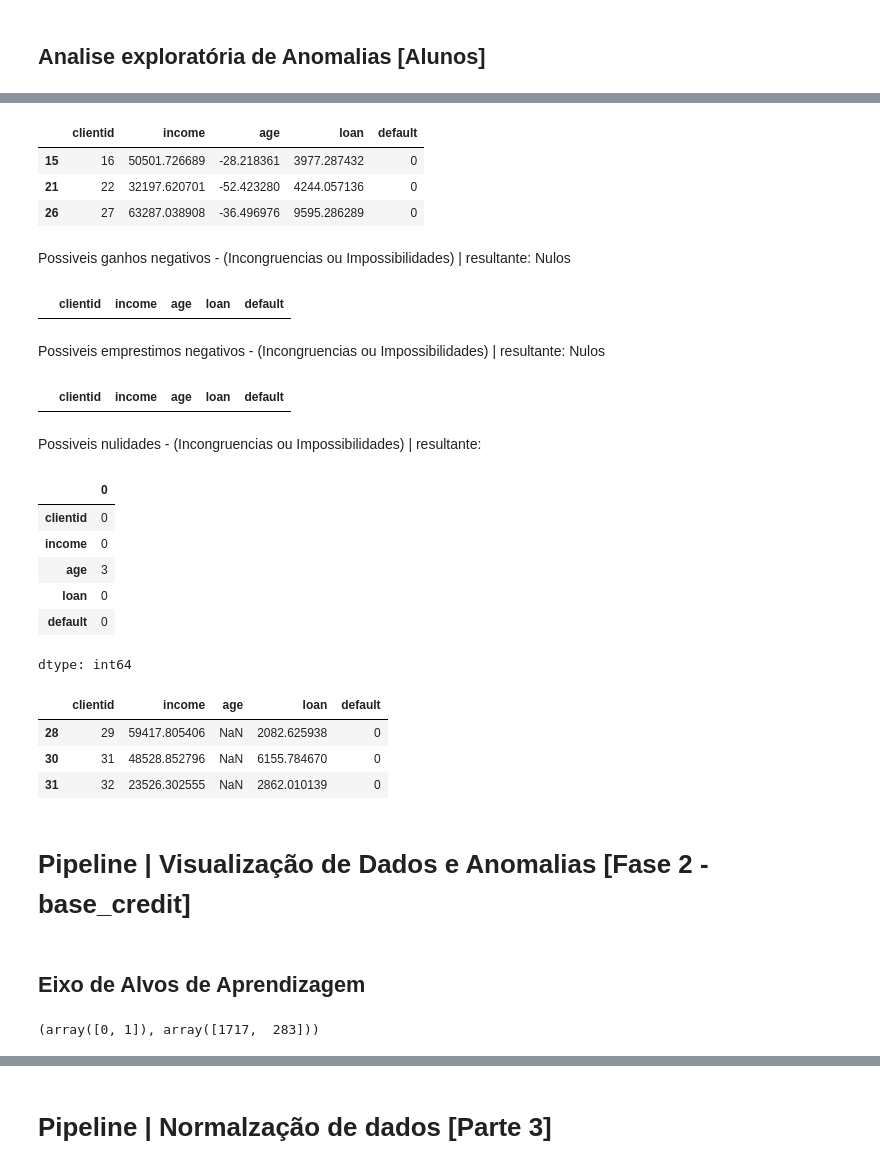
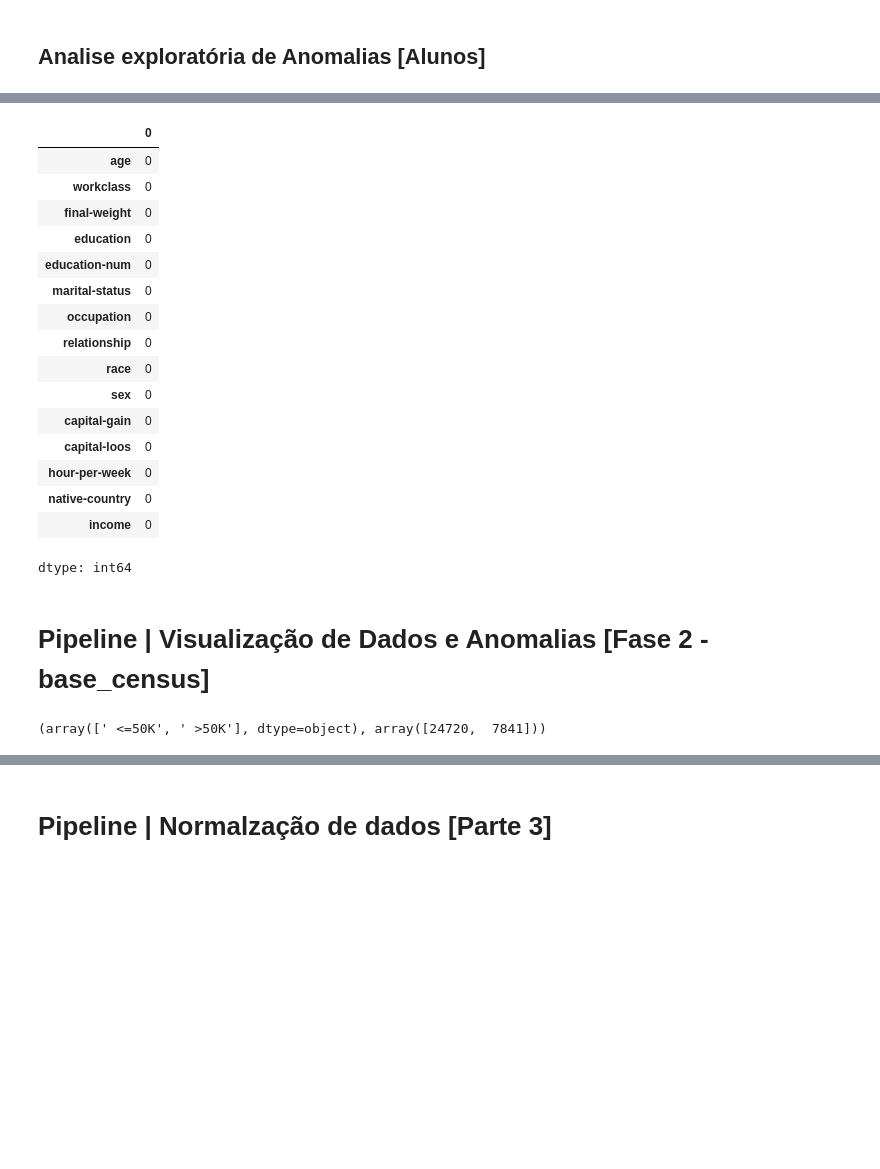
Before and after one commit to PedroHS05/am-t4-s1a2026, a Jupyter notebook: census0416_amt4.ipynb, the cells around one changed output, grey strips where cells are left out. Cells and saved outputs as stored; diff of their text form; code cells hidden in the pictures; blank space fills up the shorter version.

```diff
--- a/census0416_amt4.ipynb
+++ b/census0416_amt4.ipynb
@@ -25,2 +25,2 @@ import plotly.express as px
 # %%
-base_credit = pd.read_csv('/content/drive/MyDrive/am-t4/credit_data.csv')
+base_census = pd.read_csv('/content/drive/MyDrive/am-t4/census.csv')
@@ -59,46 +57,26 @@ Possiveis idades negativas - (Incongruencias ou Impossibilidades) resultante: no
-# %%
-base_credit.loc[base_credit['age'] < 0]
-# %% [output]
-|  | clientid | income | age | loan | default |
-| 15 | 16 | 50501.726689 | -28.218361 | 3977.287432 | 0 |
-| 21 | 22 | 32197.620701 | -52.423280 | 4244.057136 | 0 |
-| 26 | 27 | 63287.038908 | -36.496976 | 9595.286289 | 0 |
-# %% [markdown]
-Possiveis ganhos negativos - (Incongruencias ou Impossibilidades) | resultante: Nulos
-# %%
-base_credit.loc[base_credit['income'] < 0]
-# %% [output]
-|  | clientid | income | age | loan | default |
-# %% [markdown]
-Possiveis emprestimos negativos - (Incongruencias ou Impossibilidades) | resultante: Nulos
-# %%
-base_credit.loc[base_credit['loan'] < 0]
-# %% [output]
-|  | clientid | income | age | loan | default |
-# %% [markdown]
-Possiveis nulidades - (Incongruencias ou Impossibilidades) | resultante:
 # %%
-base_credit.isnull().sum()
+base_census.isnull().sum()
 # %% [output]
 |  | 0 |
-| clientid | 0 |
+| age | 0 |
+| workclass | 0 |
+| final-weight | 0 |
+| education | 0 |
+| education-num | 0 |
+| marital-status | 0 |
+| occupation | 0 |
+| relationship | 0 |
+| race | 0 |
+| sex | 0 |
+| capital-gain | 0 |
+| capital-loos | 0 |
+| hour-per-week | 0 |
+| native-country | 0 |
 | income | 0 |
-| age | 3 |
-| loan | 0 |
-| default | 0 |
 dtype: int64
-# %%
-base_credit[base_credit.isnull().any(axis=1)]
-# %% [output]
-|  | clientid | income | age | loan | default |
-| 28 | 29 | 59417.805406 | NaN | 2082.625938 | 0 |
-| 30 | 31 | 48528.852796 | NaN | 6155.784670 | 0 |
-| 31 | 32 | 23526.302555 | NaN | 2862.010139 | 0 |
 # %% [markdown]
-# Pipeline | Visualização de Dados e Anomalias [Fase 2 - base_credit]
+# Pipeline | Visualização de Dados e Anomalias [Fase 2 - base_census]
-# %% [markdown]
-## Eixo de Alvos de Aprendizagem
 # %%
-np.unique(base_credit["default"], return_counts=True)
+np.unique(base_census['income'], return_counts=True)
 # %% [output]
-(array([0, 1]), array([1717,  283]))
+(array([' <=50K', ' >50K'], dtype=object), array([24720,  7841]))
```
Also changed, not shown: parts of 15 cells of this notebook.
